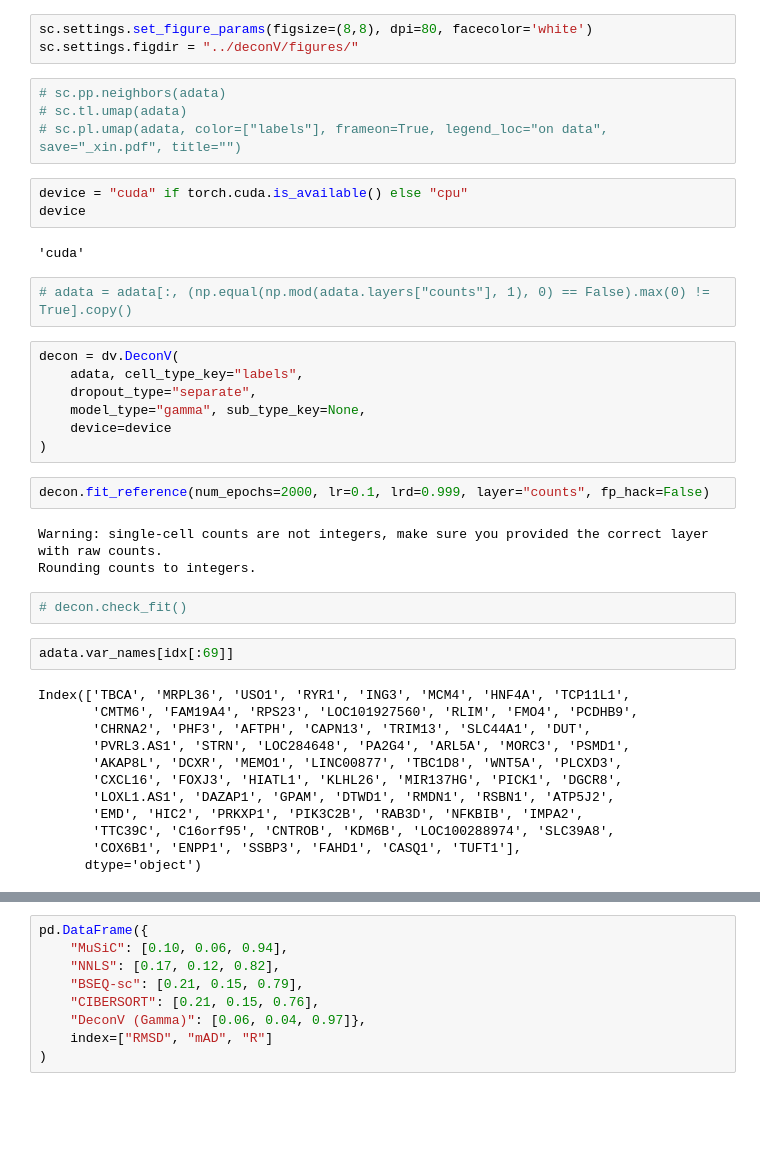
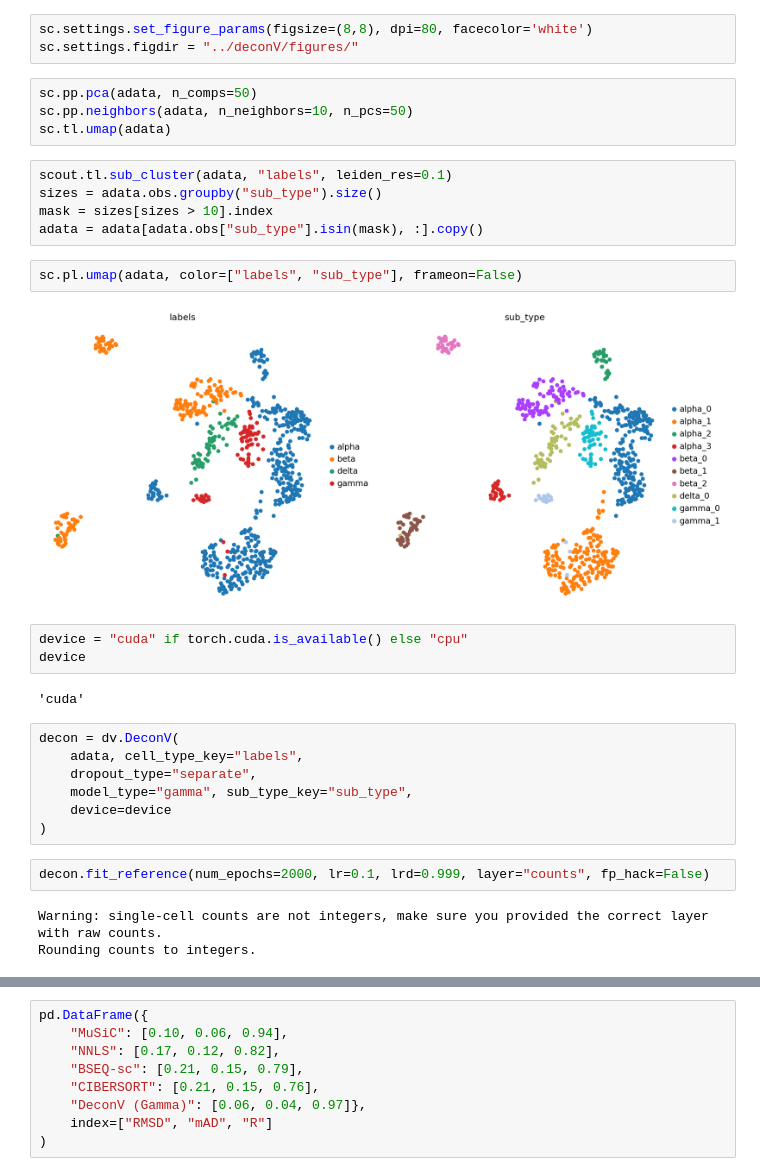
Before and after one commit to lutrarutra/deconv, a Jupyter notebook: notebooks/xin.ipynb, the cells around one changed output, grey strips where cells are left out. Drawn from its saved outputs; the diff is of its cells as text; blank space fills up the shorter version.

```diff
--- a/notebooks/xin.ipynb
+++ b/notebooks/xin.ipynb
@@ -74,22 +73,29 @@ bulk RNA-seq data - samples: 18, genes: 15029
 # %%
 sc.settings.set_figure_params(figsize=(8,8), dpi=80, facecolor='white')
 sc.settings.figdir = "../deconV/figures/"
-# %%
-# sc.pp.neighbors(adata)
-# sc.tl.umap(adata)
-# sc.pl.umap(adata, color=["labels"], frameon=True, legend_loc="on data", save="_xin.pdf", title="")
+# %%
+sc.pp.pca(adata, n_comps=50)
+sc.pp.neighbors(adata, n_neighbors=10, n_pcs=50)
+sc.tl.umap(adata)
+# %%
+scout.tl.sub_cluster(adata, "labels", leiden_res=0.1)
+sizes = adata.obs.groupby("sub_type").size()
+mask = sizes[sizes > 10].index
+adata = adata[adata.obs["sub_type"].isin(mask), :].copy()
+# %%
+sc.pl.umap(adata, color=["labels", "sub_type"], frameon=False)
+# %% [output]
+[figure, added]
 # %%
 device = "cuda" if torch.cuda.is_available() else "cpu"
 device
 # %% [output]
 'cuda'
-# %%
-# adata = adata[:, (np.equal(np.mod(adata.layers["counts"], 1), 0) == False).max(0) != True].copy()
 # %%
 decon = dv.DeconV(
     adata, cell_type_key="labels",
     dropout_type="separate",
-    model_type="gamma", sub_type_key=None,
+    model_type="gamma", sub_type_key="sub_type",
     device=device
 )
 # %%
@@ -97,19 +103,3 @@ decon.fit_reference(num_epochs=2000, lr=0.1, lrd=0.999, layer="counts", fp_hack=
 # %% [output]
 Warning: single-cell counts are not integers, make sure you provided the correct layer with raw counts.
 Rounding counts to integers.
-# %%
-# decon.check_fit()
-# %%
-adata.var_names[idx[:69]]
-# %% [output]
-Index(['TBCA', 'MRPL36', 'USO1', 'RYR1', 'ING3', 'MCM4', 'HNF4A', 'TCP11L1',
-       'CMTM6', 'FAM19A4', 'RPS23', 'LOC101927560', 'RLIM', 'FMO4', 'PCDHB9',
-       'CHRNA2', 'PHF3', 'AFTPH', 'CAPN13', 'TRIM13', 'SLC44A1', 'DUT',
-       'PVRL3.AS1', 'STRN', 'LOC284648', 'PA2G4', 'ARL5A', 'MORC3', 'PSMD1',
-       'AKAP8L', 'DCXR', 'MEMO1', 'LINC00877', 'TBC1D8', 'WNT5A', 'PLCXD3',
-       'CXCL16', 'FOXJ3', 'HIATL1', 'KLHL26', 'MIR137HG', 'PICK1', 'DGCR8',
-       'LOXL1.AS1', 'DAZAP1', 'GPAM', 'DTWD1', 'RMDN1', 'RSBN1', 'ATP5J2',
-       'EMD', 'HIC2', 'PRKXP1', 'PIK3C2B', 'RAB3D', 'NFKBIB', 'IMPA2',
-       'TTC39C', 'C16orf95', 'CNTROB', 'KDM6B', 'LOC100288974', 'SLC39A8',
-       'COX6B1', 'ENPP1', 'SSBP3', 'FAHD1', 'CASQ1', 'TUFT1'],
-      dtype='object')
```
Also changed, not shown: parts of 5 cells of this notebook, 6 other files.
